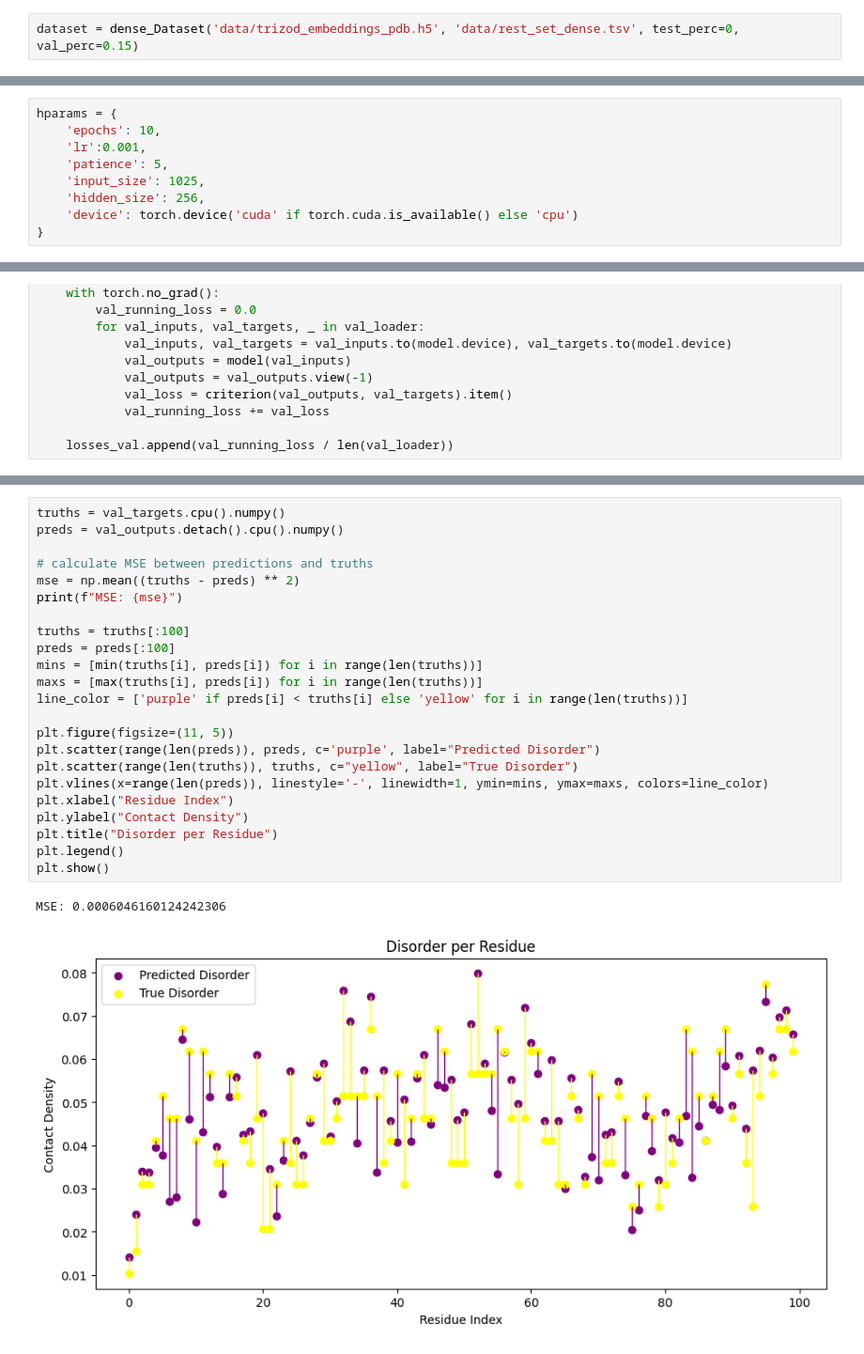
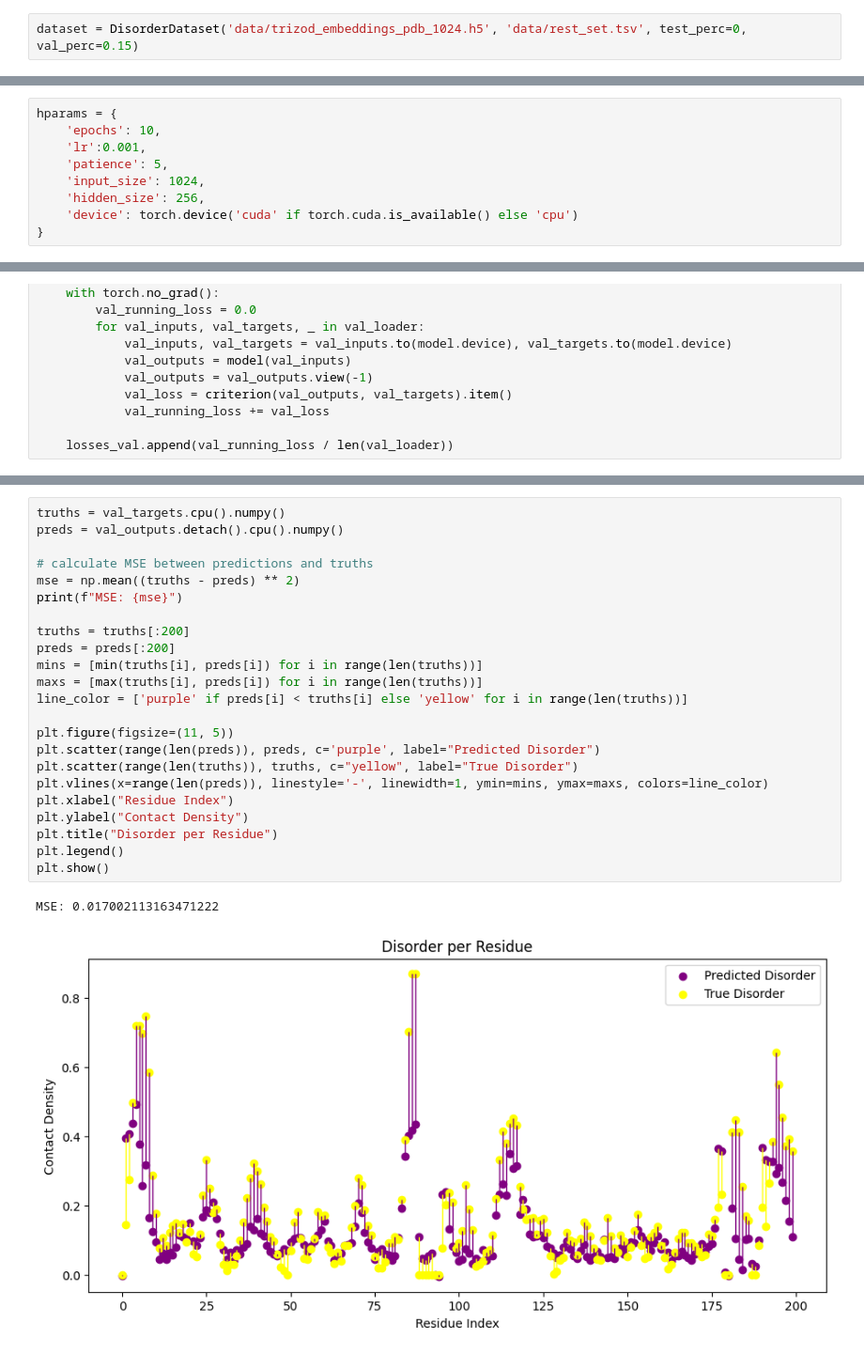
Before and after one commit to Eeeeelias/Protein-Prediction-1, a Jupyter notebook: run_disorder_predictor.ipynb, the cells around one changed output, grey strips where cells are left out. Shown at 94% size. Saved outputs shown, nothing was run; the diff lists cells and outputs as text.

```diff
--- a/run_disorder_predictor.ipynb
+++ b/run_disorder_predictor.ipynb
@@ -14,5 +11,5 @@ The autoreload extension is already loaded. To reload it, use:
 # %%
-dataset = dense_Dataset('data/trizod_embeddings_pdb.h5', 'data/rest_set_dense.tsv', test_perc=0, val_perc=0.15)
+dataset = DisorderDataset('data/trizod_embeddings_pdb_1024.h5', 'data/rest_set.tsv', test_perc=0, val_perc=0.15)
 # %%
 print(len(dataset.train_keys))
 # %% [output]
@@ -26,7 +23,7 @@ hparams = {
     'epochs': 10,
     'lr':0.001,
     'patience': 5,
-    'input_size': 1025,
+    'input_size': 1024,
     'hidden_size': 256,
     'device': torch.device('cuda' if torch.cuda.is_available() else 'cpu')
 }
@@ -92,26 +87,26 @@ plt.show()
 # %%
 truths = val_targets.cpu().numpy()
 preds = val_outputs.detach().cpu().numpy()
 
 # calculate MSE between predictions and truths
 mse = np.mean((truths - preds) ** 2)
 print(f"MSE: {mse}")
 
-truths = truths[:100]
-preds = preds[:100]
+truths = truths[:200]
+preds = preds[:200]
 mins = [min(truths[i], preds[i]) for i in range(len(truths))]
 maxs = [max(truths[i], preds[i]) for i in range(len(truths))]
 line_color = ['purple' if preds[i] < truths[i] else 'yellow' for i in range(len(truths))]
 
 plt.figure(figsize=(11, 5))
 plt.scatter(range(len(preds)), preds, c='purple', label="Predicted Disorder")
 plt.scatter(range(len(truths)), truths, c="yellow", label="True Disorder")
 plt.vlines(x=range(len(preds)), linestyle='-', linewidth=1, ymin=mins, ymax=maxs, colors=line_color)
 plt.xlabel("Residue Index")
 plt.ylabel("Contact Density")
 plt.title("Disorder per Residue")
 plt.legend()
 plt.show()
 # %% [output]
-MSE: 0.0006046160124242306
+MSE: 0.017002113163471222
-[figure, old version]
+[figure, new version]
```
Also changed, not shown: parts of 4 cells of this notebook, 5 other files.
